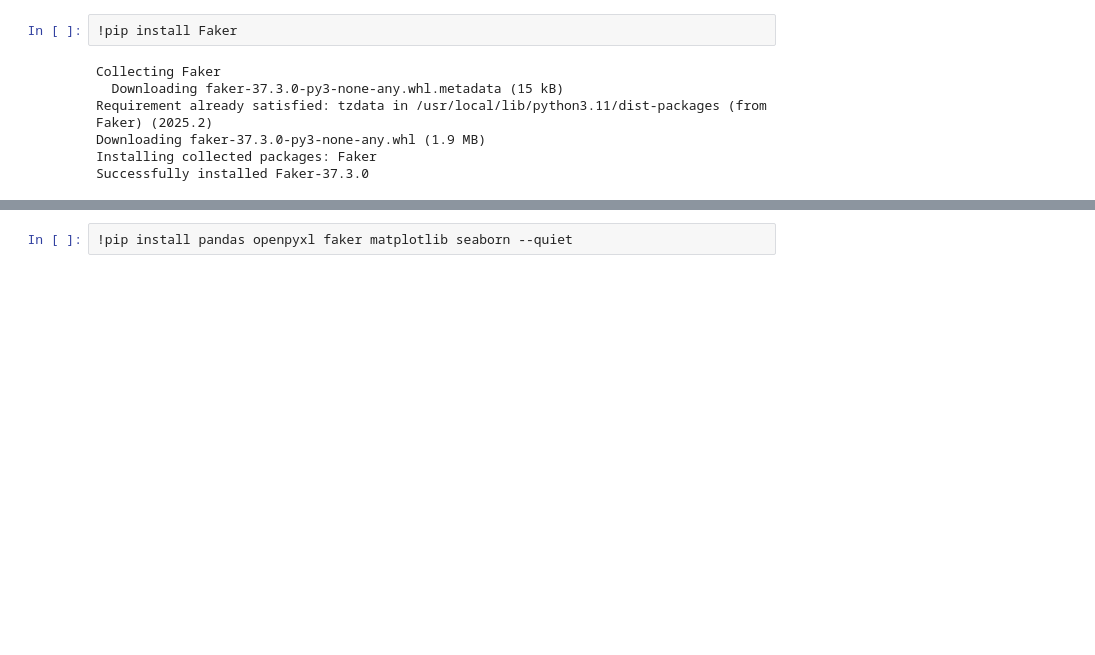
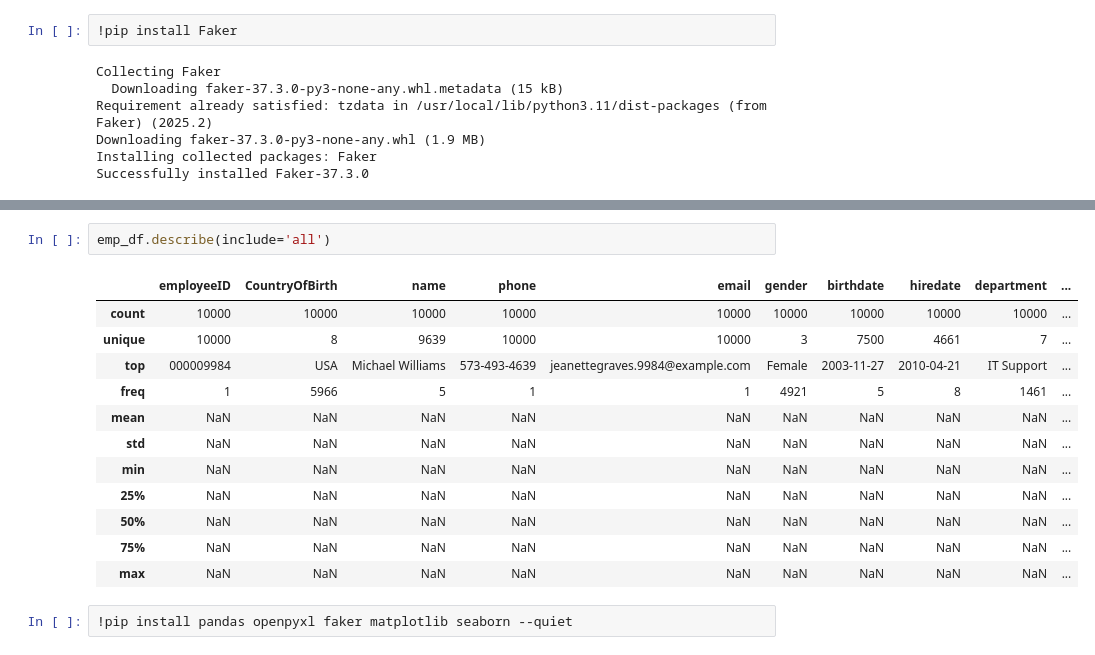
Before and after one commit to jbtuku/Data-Engineering, a Jupyter notebook: Data Synthsesis/datasynthesis.ipynb, the cells around one changed output, grey strips where cells are left out. Cells and saved outputs as stored; diff of their text form; blank space fills up the shorter version.

```diff
--- a/Data Synthsesis/datasynthesis.ipynb
+++ b/Data Synthsesis/datasynthesis.ipynb
@@ -145,3 +120,18 @@ Saving Departments Roles and Salaries.xlsx to Departments Roles and Salaries.xls
+# %%
+emp_df.describe(include='all')
+# %% [output]
+|  | employeeID | CountryOfBirth | name | phone | email | gender | birthdate | hiredate | department | ... |
+| count | 10000 | 10000 | 10000 | 10000 | 10000 | 10000 | 10000 | 10000 | 10000 | ... |
+| unique | 10000 | 8 | 9639 | 10000 | 10000 | 3 | 7500 | 4661 | 7 | ... |
+| top | 000009984 | USA | Michael Williams | 573-493-4639 | jeanettegraves.9984@example.com | Female | 2003-11-27 | 2010-04-21 | IT Support | ... |
+| freq | 1 | 5966 | 5 | 1 | 1 | 4921 | 5 | 8 | 1461 | ... |
+| mean | NaN | NaN | NaN | NaN | NaN | NaN | NaN | NaN | NaN | ... |
+| std | NaN | NaN | NaN | NaN | NaN | NaN | NaN | NaN | NaN | ... |
+| min | NaN | NaN | NaN | NaN | NaN | NaN | NaN | NaN | NaN | ... |
+| 25% | NaN | NaN | NaN | NaN | NaN | NaN | NaN | NaN | NaN | ... |
+| 50% | NaN | NaN | NaN | NaN | NaN | NaN | NaN | NaN | NaN | ... |
+| 75% | NaN | NaN | NaN | NaN | NaN | NaN | NaN | NaN | NaN | ... |
+| max | NaN | NaN | NaN | NaN | NaN | NaN | NaN | NaN | NaN | ... |
 # %%
 !pip install pandas openpyxl faker matplotlib seaborn --quiet
 # %%
```
Also changed, not shown: parts of 2 cells of this notebook.
